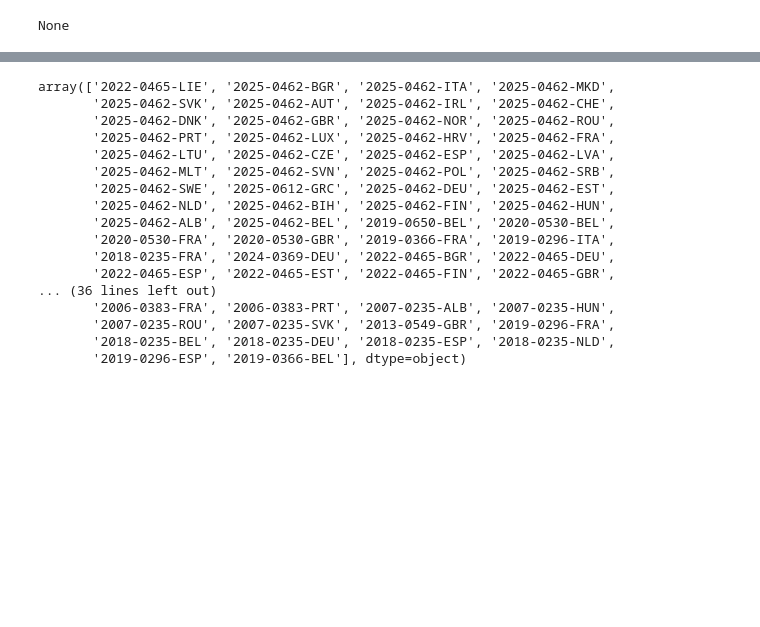
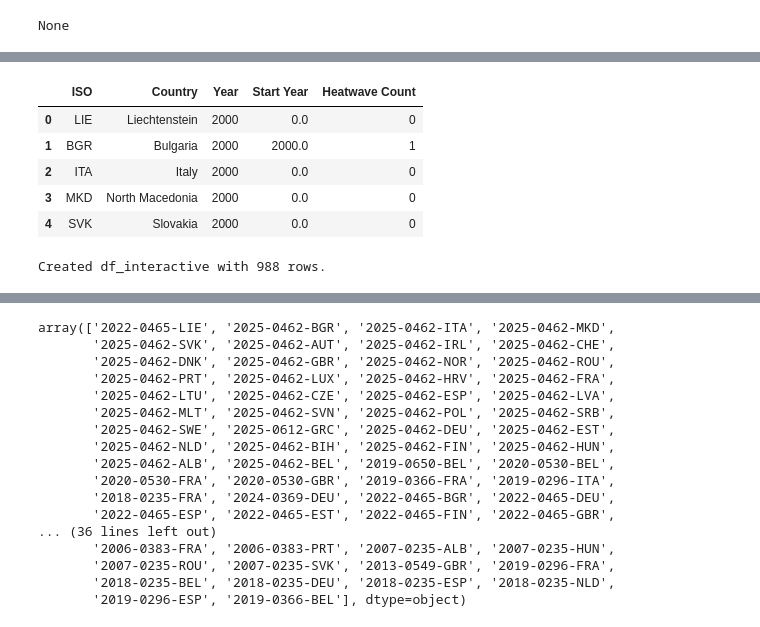
Before and after one commit to mjduarterosa/tdda-tutorial_emdat, a Jupyter notebook: notebooks/explore_EMDAT.ipynb, the cells around one changed output, grey strips where cells are left out. Drawn from its saved outputs; the diff is of its cells as text; code cells hidden in the pictures; blank space fills up the shorter version.

```diff
--- a/notebooks/explore_EMDAT.ipynb
+++ b/notebooks/explore_EMDAT.ipynb
@@ -270,0 +185,37 @@ fig.show()
+# %%
+# 1. Prepare a complete grid of all years (2000 to 2025) and all unique European ISO country codes in the dataset
+unique_countries = df_heatwaves[['ISO', 'Country']].drop_duplicates()
+years = list(range(2000, 2026))
+
+grid_data = []
+for year in years:
+    for _, row in unique_countries.iterrows():
+        grid_data.append({'ISO': row['ISO'], 'Country': row['Country'], 'Year': year})
+
+df_grid = pd.DataFrame(grid_data)
+
+# 2. Group the actual heatwave data to get the counts per ISO and Start Year
+df_counts = df_heatwaves.groupby(['ISO', 'Start Year']).size().reset_index(name='Heatwave Count')
+
+# 3. Merge grid with counts and fill missing combinations with 0
+df_interactive = pd.merge(
+    df_grid,
+    df_counts,
+    left_on=['ISO', 'Year'],
+    right_on=['ISO', 'Start Year'],
+    how='left'
+).fillna(0)
+
+df_interactive['Heatwave Count'] = df_interactive['Heatwave Count'].astype(int)
+
+# Display summary
+display(df_interactive.head())
+print(f"Created df_interactive with {len(df_interactive)} rows.")
+# %% [output]
+|  | ISO | Country | Year | Start Year | Heatwave Count |
+| 0 | LIE | Liechtenstein | 2000 | 0.0 | 0 |
+| 1 | BGR | Bulgaria | 2000 | 2000.0 | 1 |
+| 2 | ITA | Italy | 2000 | 0.0 | 0 |
+| 3 | MKD | North Macedonia | 2000 | 0.0 | 0 |
+| 4 | SVK | Slovakia | 2000 | 0.0 | 0 |
+Created df_interactive with 988 rows.
```
Also changed, not shown: parts of 7 cells of this notebook.
